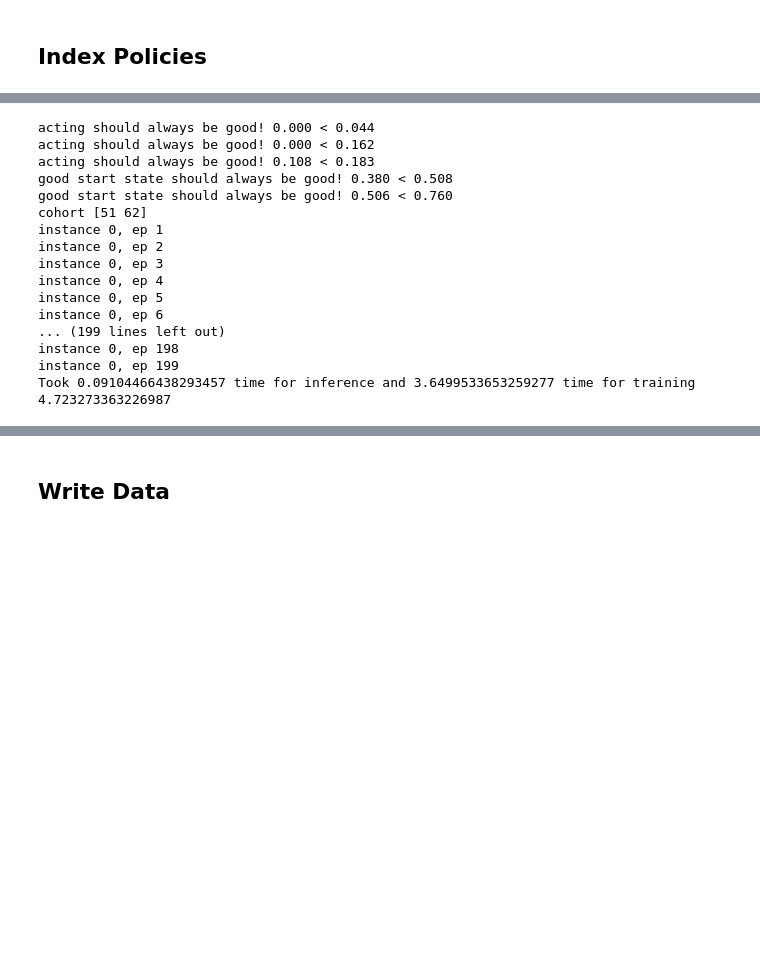
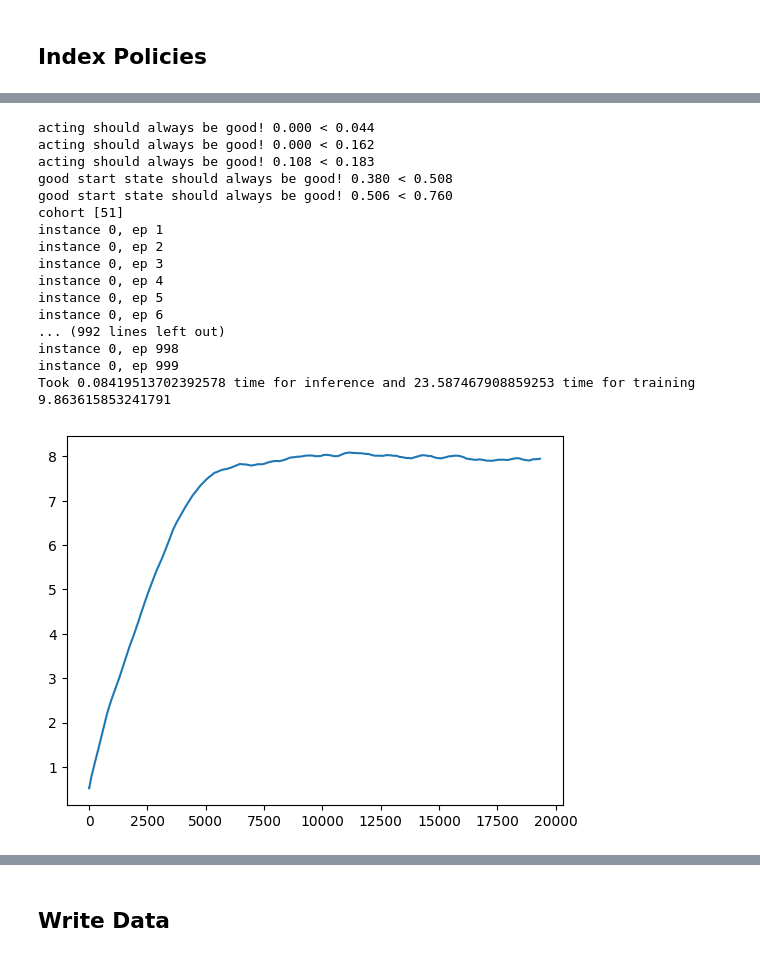
Before and after one commit to naveenr414/food-rescue-rmab, a Jupyter notebook: scripts/notebooks/Scratch Space.ipynb, the cells around one changed output, grey strips where cells are left out. Saved outputs shown, nothing was run; the diff lists cells and outputs as text; code cells hidden in the pictures; blank space fills up the shorter version.

```diff
--- a/scripts/notebooks/Scratch Space.ipynb
+++ b/scripts/notebooks/Scratch Space.ipynb
@@ -254,6 +259,7 @@ State [1, 1] Max Action [1, 1] Q(s,a) 6.41590443426728
 # %%
 policy = dqn_policy
 name = "dqn"
+n_episodes = 200
 
 rewards, memory, simulator = run_multi_seed(seed_list,policy,is_mcts=True)
 results['{}_reward'.format(name)] = rewards['reward']
@@ -267,18 +273,18 @@ acting should always be good! 0.000 < 0.162
 acting should always be good! 0.108 < 0.183
 good start state should always be good! 0.380 < 0.508
 good start state should always be good! 0.506 < 0.760
-cohort [51 62]
+cohort [51]
 instance 0, ep 1
 instance 0, ep 2
 instance 0, ep 3
 instance 0, ep 4
 instance 0, ep 5
 instance 0, ep 6
-... (199 lines left out)
-instance 0, ep 198
-instance 0, ep 199
-Took 0.09104466438293457 time for inference and 3.6499533653259277 time for training
-4.723273363226987
+... (992 lines left out)
+instance 0, ep 998
+instance 0, ep 999
+Took 0.08419513702392578 time for inference and 23.587467908859253 time for training
+9.863615853241791
 # %%
 if is_jupyter:
     def plot_sliding_window(data):
@@ -288,3 +295,8 @@ if is_jupyter:
+# %%
+if is_jupyter:
+    plt.plot(plot_sliding_window(avg_reward))
+# %% [output]
+[figure, added]
 # %%
 if is_jupyter:
     plt.plot(plot_sliding_window(value_loss_1))
```
Also changed, not shown: parts of 12 cells of this notebook, 9 other files.
